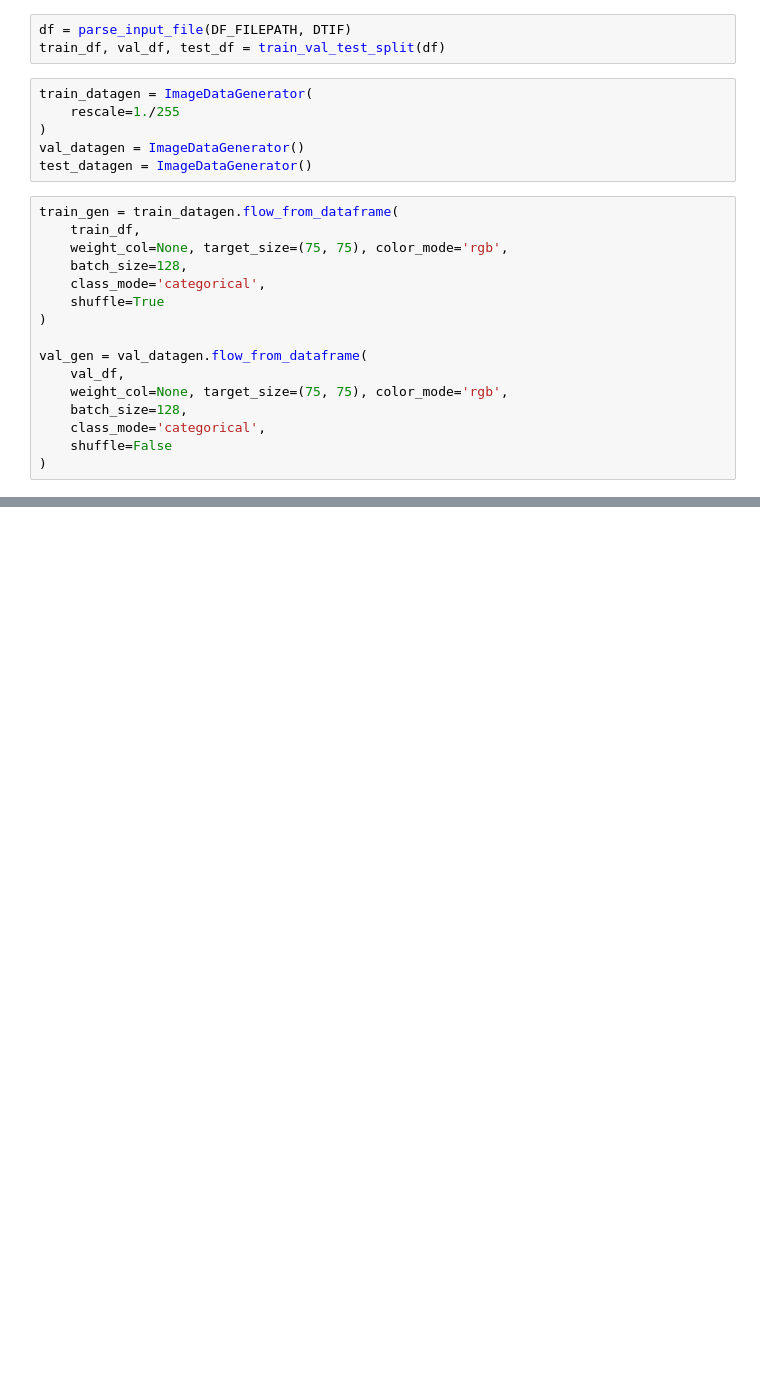
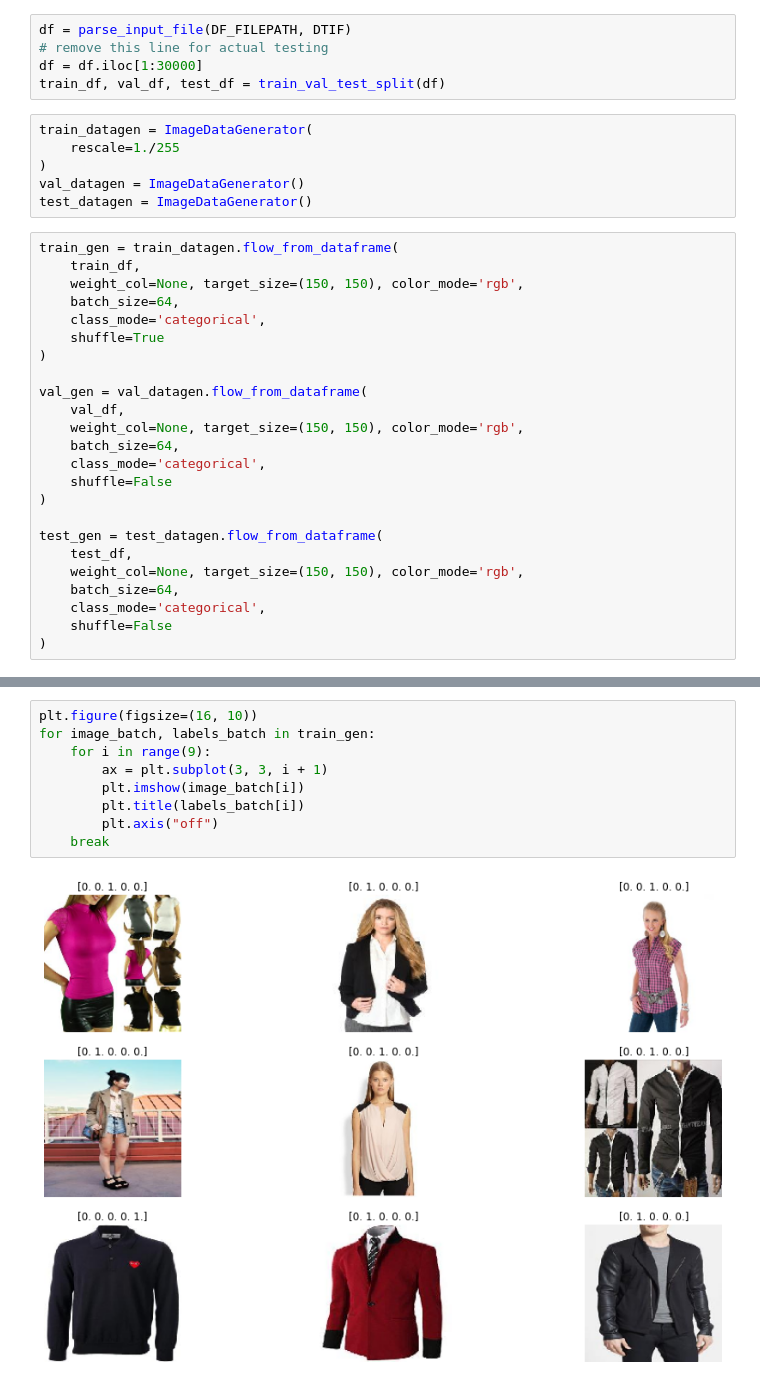
Before and after one commit to huangmingg/bt4221_project, a Jupyter notebook: main.ipynb, the cells around one changed output, grey strips where cells are left out. Drawn from its saved outputs; the diff is of its cells as text; blank space fills up the shorter version.

```diff
--- a/main.ipynb
+++ b/main.ipynb
@@ -31,6 +33,8 @@ DTIF = os.path.join('data', 'img')
 DF_FILEPATH = 'list_category_img.txt'
 # %%
 df = parse_input_file(DF_FILEPATH, DTIF)
+# remove this line for actual testing
+df = df.iloc[1:30000]
 train_df, val_df, test_df = train_val_test_split(df)
 # %%
 train_datagen = ImageDataGenerator(
@@ -41,17 +45,25 @@ test_datagen = ImageDataGenerator()
 # %%
 train_gen = train_datagen.flow_from_dataframe(
     train_df,
-    weight_col=None, target_size=(75, 75), color_mode='rgb',
-    batch_size=128,
+    weight_col=None, target_size=(150, 150), color_mode='rgb',
+    batch_size=64,
     class_mode='categorical',
     shuffle=True
 )
 
 val_gen = val_datagen.flow_from_dataframe(
     val_df,
-    weight_col=None, target_size=(75, 75), color_mode='rgb',
-    batch_size=128,
+    weight_col=None, target_size=(150, 150), color_mode='rgb',
+    batch_size=64,
     class_mode='categorical',
     shuffle=False
 )
+
+test_gen = test_datagen.flow_from_dataframe(
+    test_df,
+    weight_col=None, target_size=(150, 150), color_mode='rgb',
+    batch_size=64,
+    class_mode='categorical',
+    shuffle=False
+)
 # %% [output]
@@ -59,3 +73,14 @@ Found 173513 validated image filenames belonging to 46 classes.
+# %%
+plt.figure(figsize=(16, 10))
+for image_batch, labels_batch in train_gen:
+    for i in range(9):
+        ax = plt.subplot(3, 3, i + 1)
+        plt.imshow(image_batch[i])
+        plt.title(labels_batch[i])
+        plt.axis("off")
+    break
+# %% [output]
+[figure, added]
 # %%
 def base_model() -> Sequential:
     model = Sequential()
```
Also changed, not shown: parts of 17 cells of this notebook, 1 other file.
